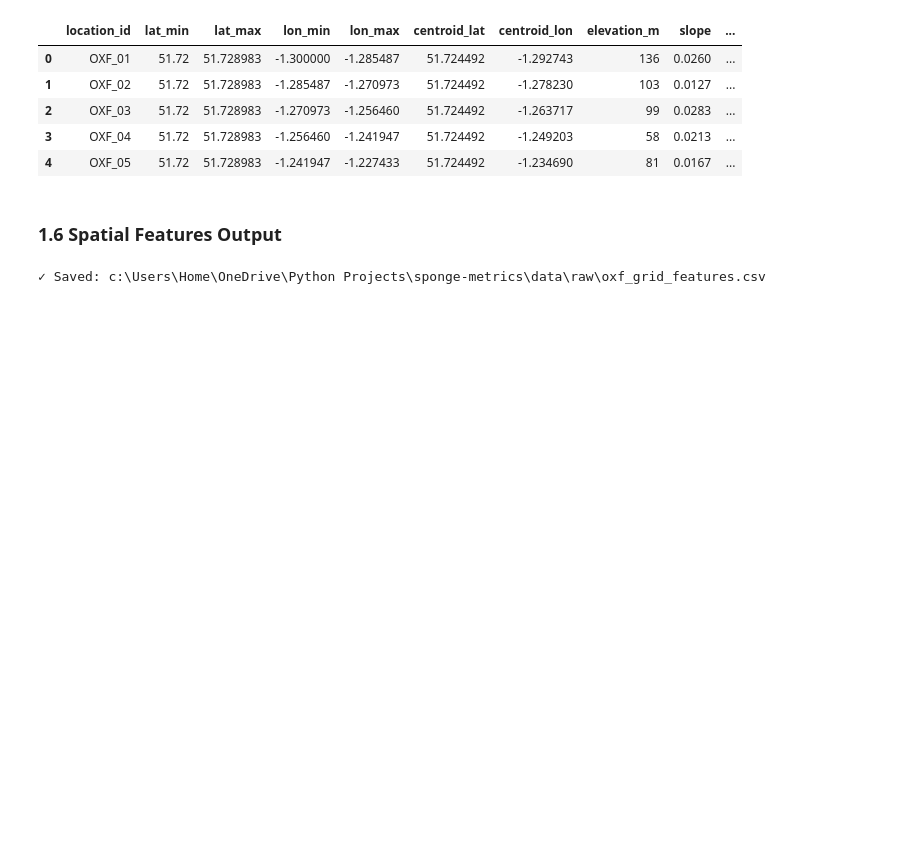
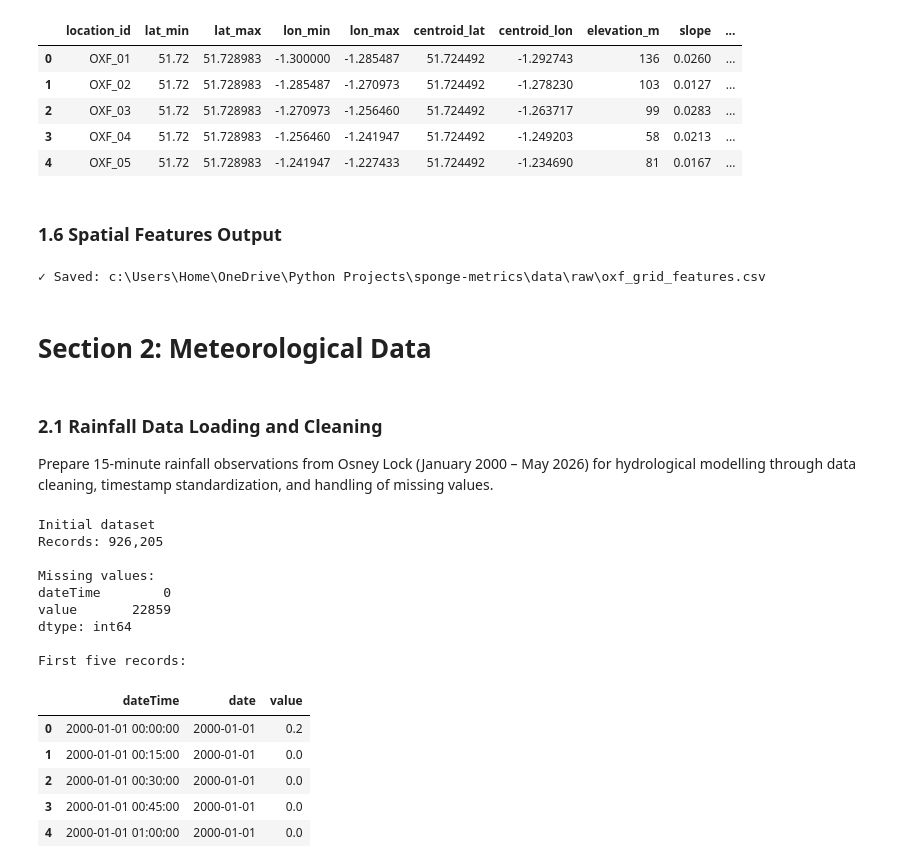
Before and after one commit to femijulius560/sponge-metrics, a Jupyter notebook: jupyter_notebooks/sponge_metrics_notebook.ipynb, the cells around one changed output. Drawn from its saved outputs; the diff is of its cells as text; code cells hidden in the pictures; blank space fills up the shorter version.

```diff
--- a/jupyter_notebooks/sponge_metrics_notebook.ipynb
+++ b/jupyter_notebooks/sponge_metrics_notebook.ipynb
@@ -342,3 +340,52 @@ df.to_csv(raw_data_dir / "oxf_grid_features.csv", index=False)
 print(f"✓ Saved: {raw_data_dir / 'oxf_grid_features.csv'}")
 # %% [output]
 ✓ Saved: c:\Users\Home\OneDrive\Python Projects\sponge-metrics\data\raw\oxf_grid_features.csv
+# %% [markdown]
+# Section 2: Meteorological Data
+# %% [markdown]
+### 2.1 Rainfall Data Loading and Cleaning
+Prepare 15-minute rainfall observations from Osney Lock (January 2000 – May 2026) for hydrological modelling through data cleaning, timestamp standardization, and handling of missing values.
+# %%
+# Load and prepare 15-minute rainfall observations
+rain_15 = pd.read_csv(raw_data_dir / "rainfall_15mins.csv")
+
+# Standardize data types
+rain_15["dateTime"] = pd.to_datetime(   # convert dateTime to pandas datetime, coercing errors to NaT
+    rain_15["dateTime"],
+    errors="coerce"
+)
+
+rain_15["value"] = pd.to_numeric(       # convert rainfall values to numeric, coercing errors to NaN
+    rain_15["value"],
+    errors="coerce"
+)
+
+print("Initial dataset")
+print(f"Records: {len(rain_15):,}")
+print("\nMissing values:")
+print(rain_15[["dateTime", "value"]].isna().sum())    # check for missing values in key columns
+
+rain_15 = rain_15.dropna(subset=["dateTime"]).copy()  # remove records without valid timestamps
+
+rain_15["value"] = rain_15["value"].fillna(0)         # fill missing rainfall values with 0
+
+rain_15["date"] = rain_15["dateTime"].dt.floor("D")   # create daily identifier for subsequent aggregation
+
+print("\nFirst five records:")
+display(rain_15.head())
+# %% [output]
+Initial dataset
+Records: 926,205
+
+Missing values:
+dateTime        0
+value       22859
+dtype: int64
+
+First five records:
+|  | dateTime | date | value |
+| 0 | 2000-01-01 00:00:00 | 2000-01-01 | 0.2 |
+| 1 | 2000-01-01 00:15:00 | 2000-01-01 | 0.0 |
+| 2 | 2000-01-01 00:30:00 | 2000-01-01 | 0.0 |
+| 3 | 2000-01-01 00:45:00 | 2000-01-01 | 0.0 |
+| 4 | 2000-01-01 01:00:00 | 2000-01-01 | 0.0 |
```
Also changed, not shown: parts of 9 cells of this notebook, 2 other files.
